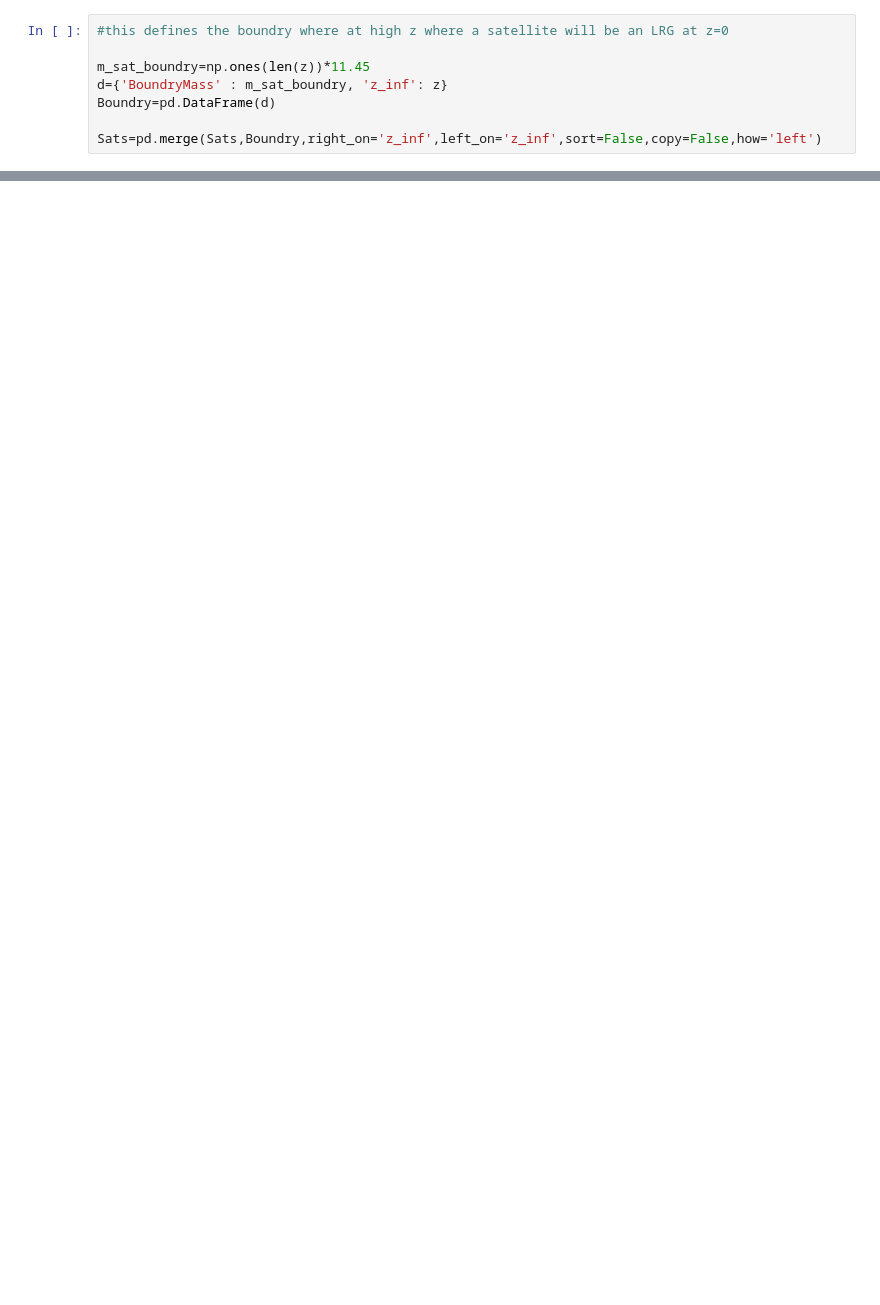
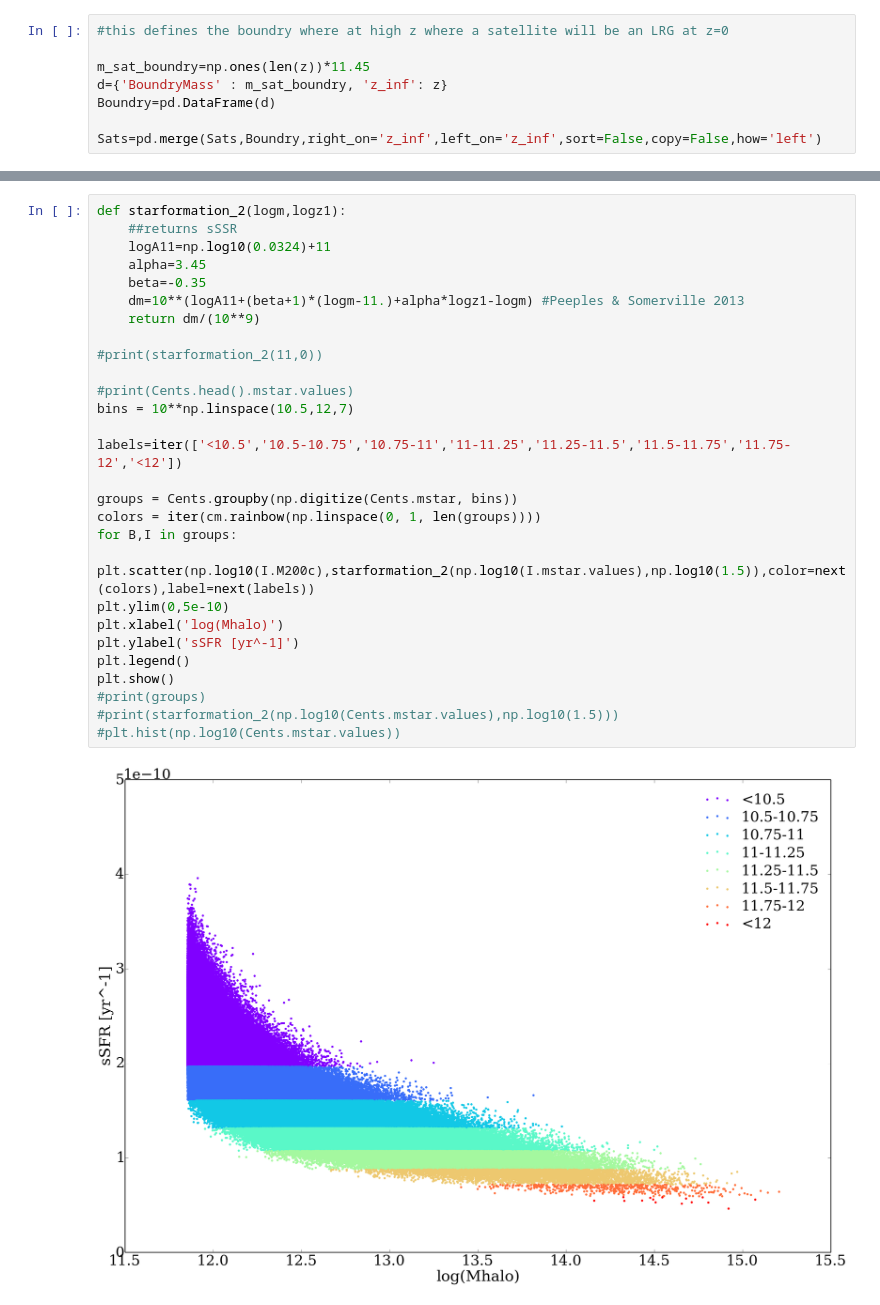
Before and after one commit to stewartbuchan/Satellite-Clustering-Project, a Jupyter notebook: clustering_project_dpdlnm_mcmc.ipynb, the cells around one changed output, grey strips where cells are left out. Saved outputs shown, nothing was run; the diff lists cells and outputs as text; blank space fills up the shorter version.

```diff
--- a/clustering_project_dpdlnm_mcmc.ipynb
+++ b/clustering_project_dpdlnm_mcmc.ipynb
@@ -232,0 +381,30 @@ fig.savefig('tmp.png')
+# %%
+def starformation_2(logm,logz1):
+    ##returns sSSR
+    logA11=np.log10(0.0324)+11
+    alpha=3.45
+    beta=-0.35
+    dm=10**(logA11+(beta+1)*(logm-11.)+alpha*logz1-logm) #Peeples & Somerville 2013
+    return dm/(10**9)
+
+#print(starformation_2(11,0))
+
+#print(Cents.head().mstar.values)
+bins = 10**np.linspace(10.5,12,7)
+
+labels=iter(['<10.5','10.5-10.75','10.75-11','11-11.25','11.25-11.5','11.5-11.75','11.75-12','<12'])
+
+groups = Cents.groupby(np.digitize(Cents.mstar, bins))
+colors = iter(cm.rainbow(np.linspace(0, 1, len(groups))))
+for B,I in groups:
+    plt.scatter(np.log10(I.M200c),starformation_2(np.log10(I.mstar.values),np.log10(1.5)),color=next(colors),label=next(labels))
+plt.ylim(0,5e-10)
+plt.xlabel('log(Mhalo)')
+plt.ylabel('sSFR [yr^-1]')
+plt.legend()
+plt.show()
+#print(groups)
+#print(starformation_2(np.log10(Cents.mstar.values),np.log10(1.5)))
+#plt.hist(np.log10(Cents.mstar.values))
+# %% [output]
+[figure, added]
```
Also changed, not shown: parts of 22 cells of this notebook.
